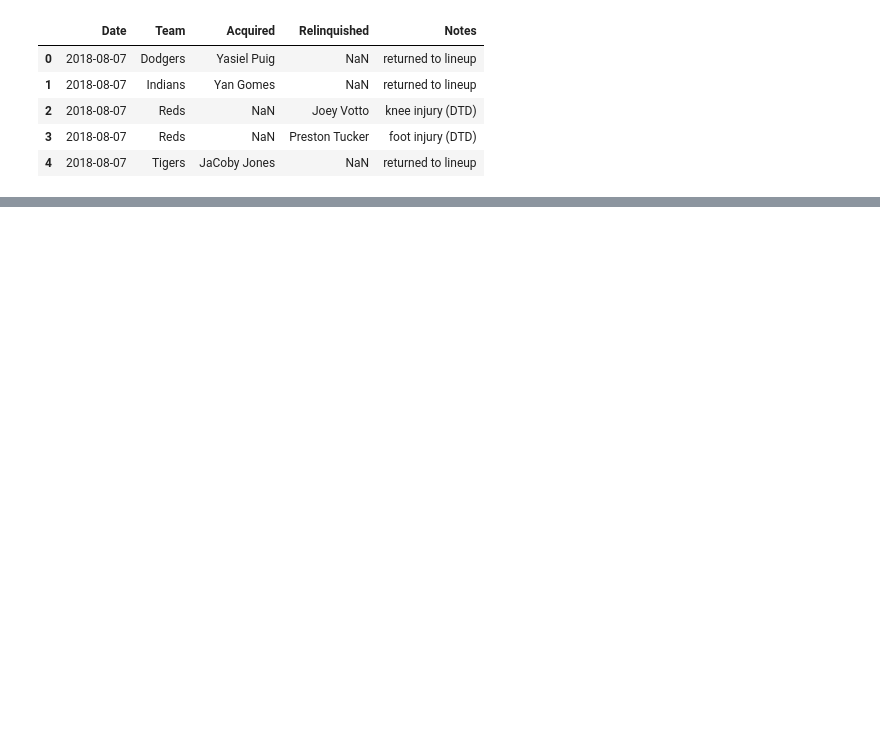
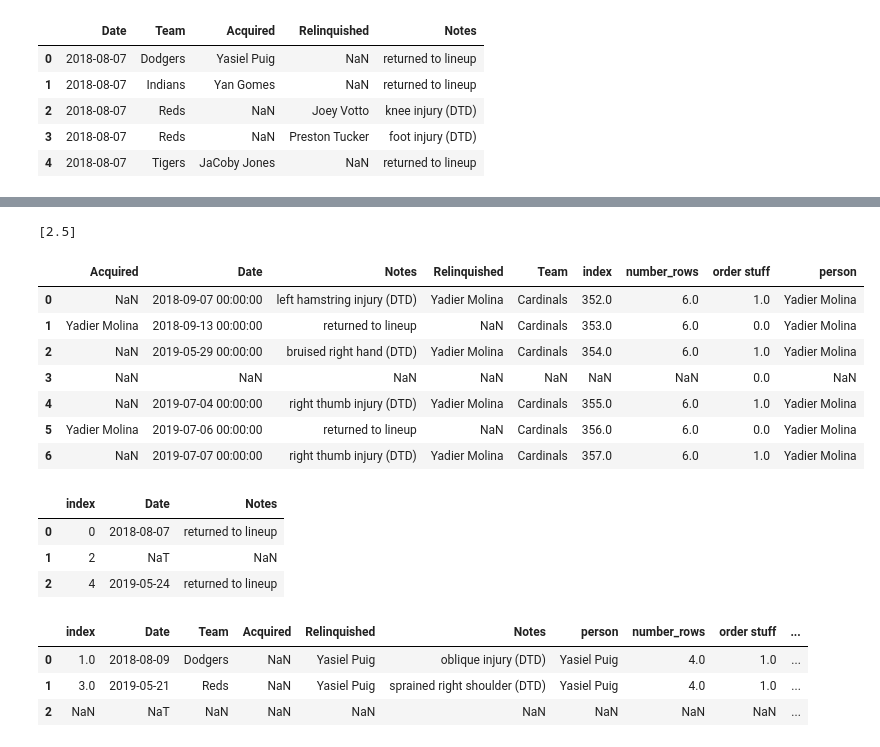
Before and after one commit to bew030/baseball-project, a Jupyter notebook: Baseball Parsing.ipynb, the cells around one changed output, grey strips where cells are left out. Saved outputs shown, nothing was run; the diff lists cells and outputs as text; code cells hidden in the pictures; blank space fills up the shorter version.

```diff
--- a/Baseball Parsing.ipynb
+++ b/Baseball Parsing.ipynb
@@ -204,0 +161,4 @@ no_dots_df_copy.dropna(subset=['Acquired']).merge(no_dots_df,left_on='Acquired',
+# %%
+import numpy as np
+abcd =  no_dots_df_copy.replace(np.nan, '', regex=True)
+no_dots_df_copy['person'] = abcd['Acquired']+abcd['Relinquished']
@@ -204,0 +281,3 @@ no_dots_df_copy.dropna(subset=['Acquired']).merge(no_dots_df,left_on='Acquired',
+# %%
+test = no_dots_df_copy[((no_dots_df_copy['Acquired']=='Yadier Molina') | (no_dots_df_copy['Relinquished']=='Yadier Molina'))]
+test.head()
@@ -204,0 +291,32 @@ no_dots_df_copy.dropna(subset=['Acquired']).merge(no_dots_df,left_on='Acquired',
+# %%
+def is_relinquished(x):
+    if x == x:
+        return 0
+    else:
+        return 1
+test['order stuff'] = test['Acquired'].apply(is_relinquished)
+index_stuff = list(test['order stuff'])
+list_fuckups = []
+for i in range(len(index_stuff)-1):
+    if index_stuff[i] == index_stuff[i+1]:
+        list_fuckups.append((i+(i+1))/2)
+list_fuckups
+# %% [output]
+[2.5]
+# %%
+
+for i in list_fuckups:
+    line = pd.DataFrame({"Date": np.nan, "Team": np.nan,'Acquired':np.nan, 'Relinquished':np.nan,
+                        'Notes': np.nan, 'person':np.nan, 'number_rows': np.nan,'order stuff':(i-.5)%2}, index=[i])
+    test = test.reset_index().append(line, ignore_index=False)
+    test = test.sort_index().reset_index(drop=True)
+test
+# %% [output]
+|  | Acquired | Date | Notes | Relinquished | Team | index | number_rows | order stuff | person |
+| 0 | NaN | 2018-09-07 00:00:00 | left hamstring injury (DTD) | Yadier Molina | Cardinals | 352.0 | 6.0 | 1.0 | Yadier Molina |
+| 1 | Yadier Molina | 2018-09-13 00:00:00 | returned to lineup | NaN | Cardinals | 353.0 | 6.0 | 0.0 | Yadier Molina |
+| 2 | NaN | 2019-05-29 00:00:00 | bruised right hand (DTD) | Yadier Molina | Cardinals | 354.0 | 6.0 | 1.0 | Yadier Molina |
+| 3 | NaN | NaN | NaN | NaN | NaN | NaN | NaN | 0.0 | NaN |
+| 4 | NaN | 2019-07-04 00:00:00 | right thumb injury (DTD) | Yadier Molina | Cardinals | 355.0 | 6.0 | 1.0 | Yadier Molina |
+| 5 | Yadier Molina | 2019-07-06 00:00:00 | returned to lineup | NaN | Cardinals | 356.0 | 6.0 | 0.0 | Yadier Molina |
+| 6 | NaN | 2019-07-07 00:00:00 | right thumb injury (DTD) | Yadier Molina | Cardinals | 357.0 | 6.0 | 1.0 | Yadier Molina |
@@ -204,0 +327,14 @@ no_dots_df_copy.dropna(subset=['Acquired']).merge(no_dots_df,left_on='Acquired',
+# %%
+right
+# %% [output]
+|  | index | Date | Notes |
+| 0 | 0 | 2018-08-07 | returned to lineup |
+| 1 | 2 | NaT | NaN |
+| 2 | 4 | 2019-05-24 | returned to lineup |
+# %%
+pd.concat([left,right],axis = 1)
+# %% [output]
+|  | index | Date | Team | Acquired | Relinquished | Notes | person | number_rows | order stuff | ... |
+| 0 | 1.0 | 2018-08-09 | Dodgers | NaN | Yasiel Puig | oblique injury (DTD) | Yasiel Puig | 4.0 | 1.0 | ... |
+| 1 | 3.0 | 2019-05-21 | Reds | NaN | Yasiel Puig | sprained right shoulder (DTD) | Yasiel Puig | 4.0 | 1.0 | ... |
+| 2 | NaN | NaT | NaN | NaN | NaN | NaN | NaN | NaN | NaN | ... |
```
Also changed, not shown: parts of 31 cells of this notebook, 1 other file.
